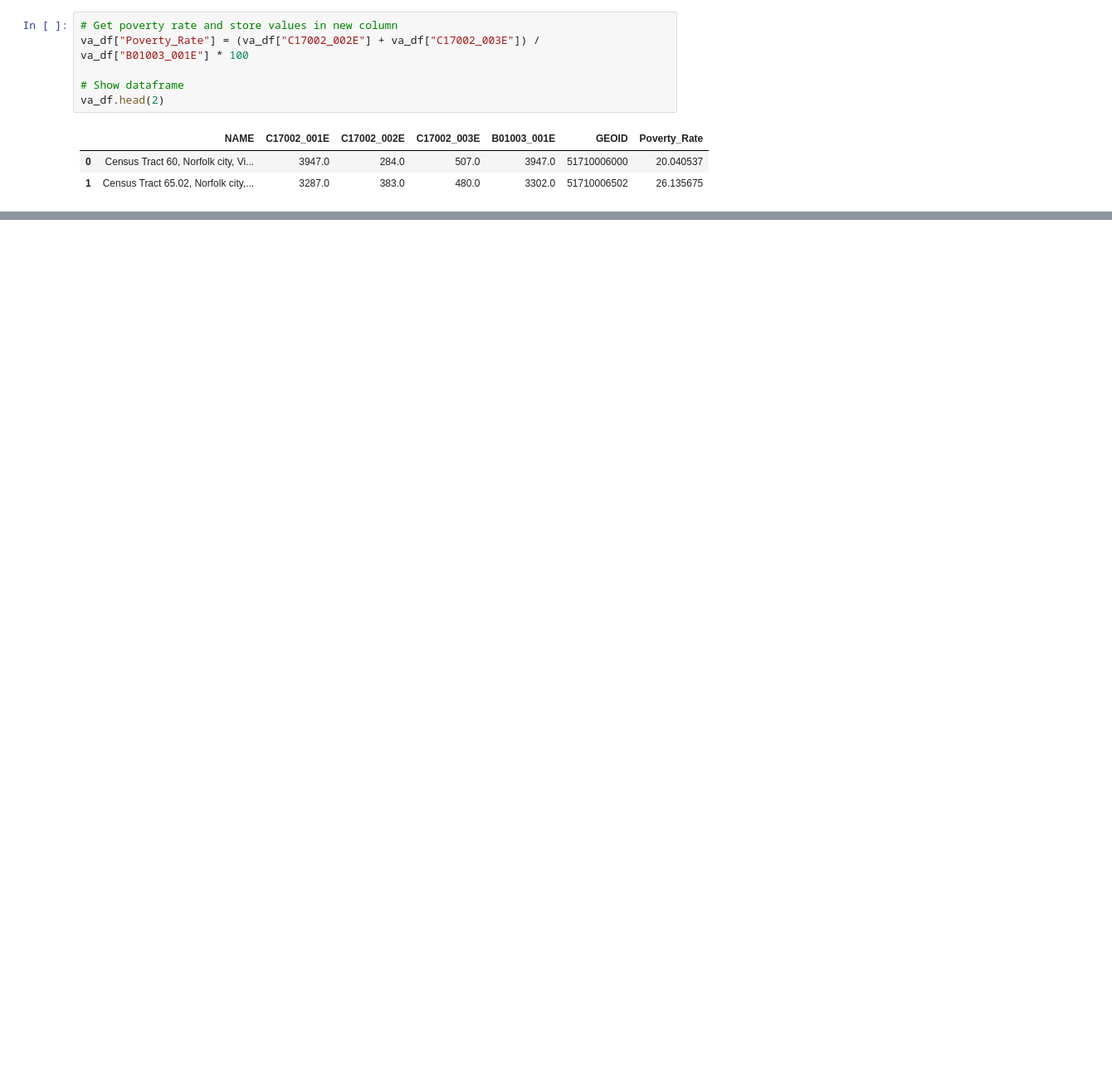
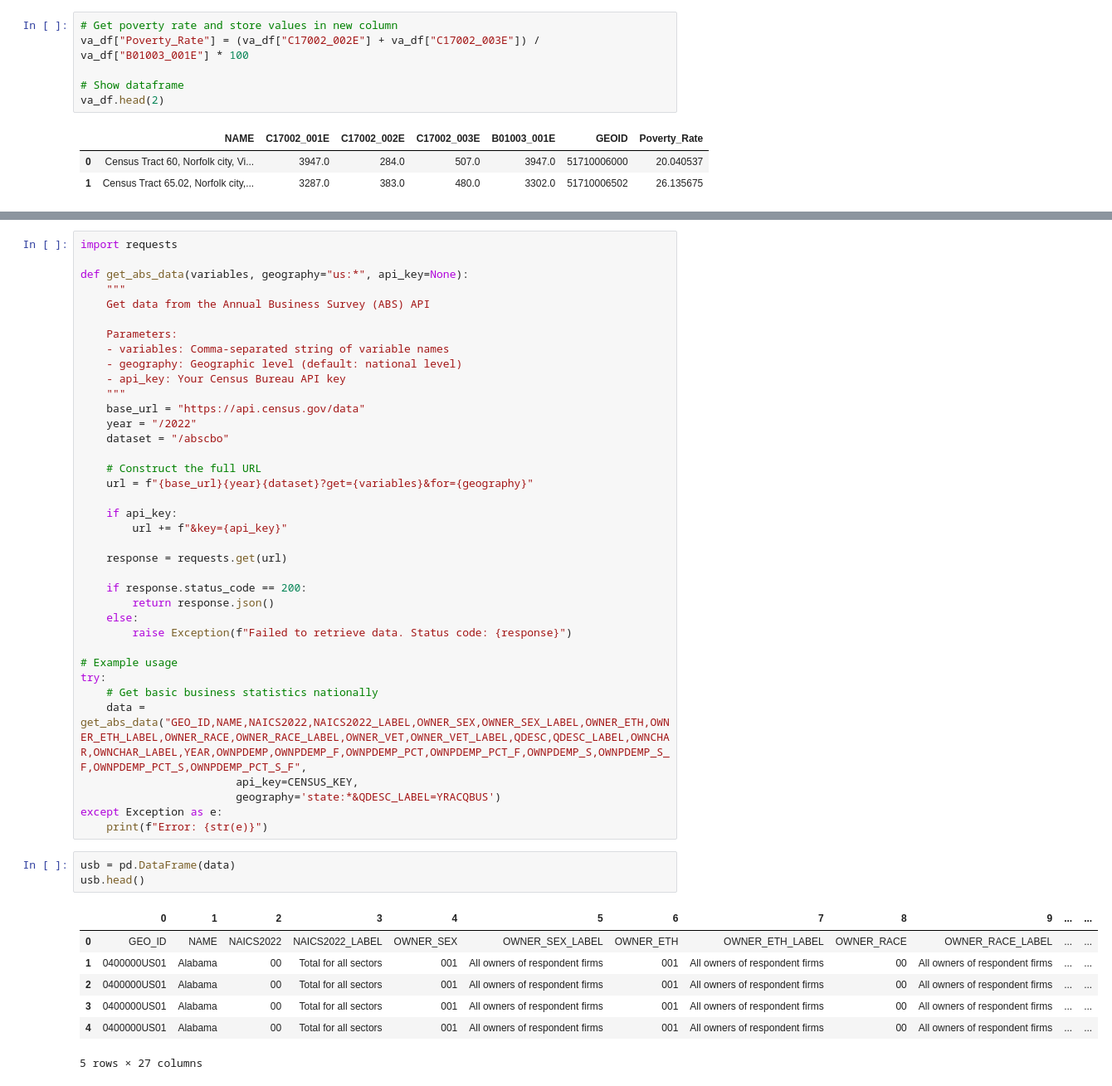
Before and after one commit to beauvilerobed/compass, a Jupyter notebook: strategy.ipynb, the cells around one changed output, grey strips where cells are left out. Shown at 83% size. Drawn from its saved outputs; the diff is of its cells as text; blank space fills up the shorter version.

```diff
--- a/strategy.ipynb
+++ b/strategy.ipynb
@@ -107,0 +142,48 @@ va_df.head(2)
+# %%
+import requests
+
+def get_abs_data(variables, geography="us:*", api_key=None):
+    """
+    Get data from the Annual Business Survey (ABS) API
+
+    Parameters:
+    - variables: Comma-separated string of variable names
+    - geography: Geographic level (default: national level)
+    - api_key: Your Census Bureau API key
+    """
+    base_url = "https://api.census.gov/data"
+    year = "/2022"
+    dataset = "/abscbo"
+
+    # Construct the full URL
+    url = f"{base_url}{year}{dataset}?get={variables}&for={geography}"
+
+    if api_key:
+        url += f"&key={api_key}"
+
+    response = requests.get(url)
+
+    if response.status_code == 200:
+        return response.json()
+    else:
+        raise Exception(f"Failed to retrieve data. Status code: {response}")
+
+# Example usage
+try:
+    # Get basic business statistics nationally
+    data = get_abs_data("GEO_ID,NAME,NAICS2022,NAICS2022_LABEL,OWNER_SEX,OWNER_SEX_LABEL,OWNER_ETH,OWNER_ETH_LABEL,OWNER_RACE,OWNER_RACE_LABEL,OWNER_VET,OWNER_VET_LABEL,QDESC,QDESC_LABEL,OWNCHAR,OWNCHAR_LABEL,YEAR,OWNPDEMP,OWNPDEMP_F,OWNPDEMP_PCT,OWNPDEMP_PCT_F,OWNPDEMP_S,OWNPDEMP_S_F,OWNPDEMP_PCT_S,OWNPDEMP_PCT_S_F",
+                        api_key=CENSUS_KEY,
+                        geography='state:*&QDESC_LABEL=YRACQBUS')
+except Exception as e:
+    print(f"Error: {str(e)}")
+# %%
+usb = pd.DataFrame(data)
+usb.head()
+# %% [output]
+|  | 0 | 1 | 2 | 3 | 4 | 5 | 6 | 7 | 8 | 9 | ... | ... |
+| 0 | GEO_ID | NAME | NAICS2022 | NAICS2022_LABEL | OWNER_SEX | OWNER_SEX_LABEL | OWNER_ETH | OWNER_ETH_LABEL | OWNER_RACE | OWNER_RACE_LABEL | ... | ... |
+| 1 | 0400000US01 | Alabama | 00 | Total for all sectors | 001 | All owners of respondent firms | 001 | All owners of respondent firms | 00 | All owners of respondent firms | ... | ... |
+| 2 | 0400000US01 | Alabama | 00 | Total for all sectors | 001 | All owners of respondent firms | 001 | All owners of respondent firms | 00 | All owners of respondent firms | ... | ... |
+| 3 | 0400000US01 | Alabama | 00 | Total for all sectors | 001 | All owners of respondent firms | 001 | All owners of respondent firms | 00 | All owners of respondent firms | ... | ... |
+| 4 | 0400000US01 | Alabama | 00 | Total for all sectors | 001 | All owners of respondent firms | 001 | All owners of respondent firms | 00 | All owners of respondent firms | ... | ... |
+5 rows × 27 columns
```
Also changed, not shown: parts of 11 cells of this notebook.
